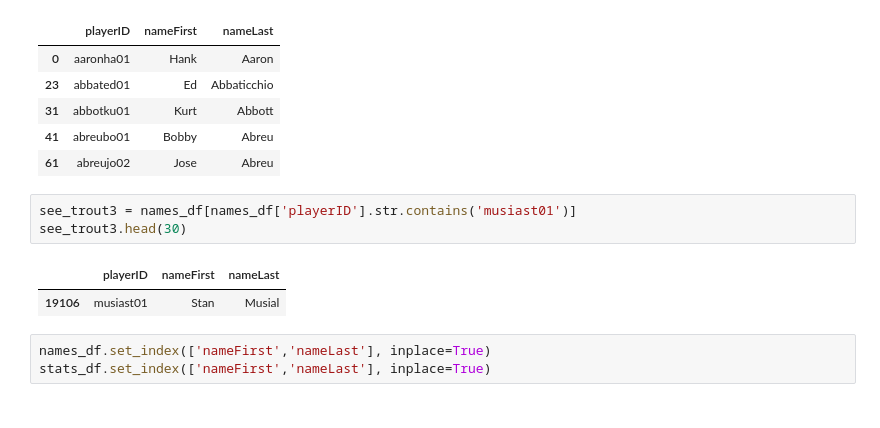
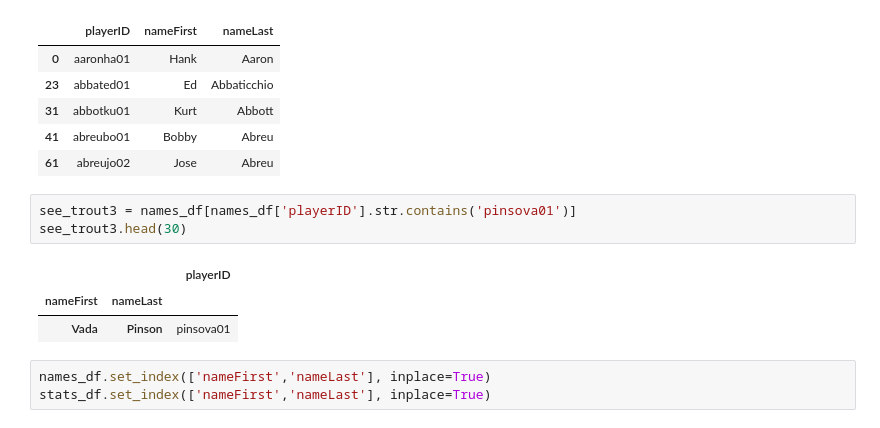
Before and after one commit to MJ-AllDay-67/Classifying_MLB_HOF_Players, a Jupyter notebook: import_cleaning_wb.ipynb, the cells around one changed output. Cells and saved outputs as stored; diff of their text form.

```diff
--- a/import_cleaning_wb.ipynb
+++ b/import_cleaning_wb.ipynb
@@ -1959,11 +1959,12 @@ names_df.head()
 | 41 | abreubo01 | Bobby | Abreu |
 | 61 | abreujo02 | Jose | Abreu |
 # %%
-see_trout3 = names_df[names_df['playerID'].str.contains('musiast01')]
+see_trout3 = names_df[names_df['playerID'].str.contains('pinsova01')]
 see_trout3.head(30)
 # %% [output]
-|  | playerID | nameFirst | nameLast |
-| 19106 | musiast01 | Stan | Musial |
+|  |  | playerID |
+| nameFirst | nameLast |  |
+| Vada | Pinson | pinsova01 |
 # %%
 names_df.set_index(['nameFirst','nameLast'], inplace=True)
 stats_df.set_index(['nameFirst','nameLast'], inplace=True)
```
Also changed, not shown: parts of 2 cells of this notebook, 2 other files.
